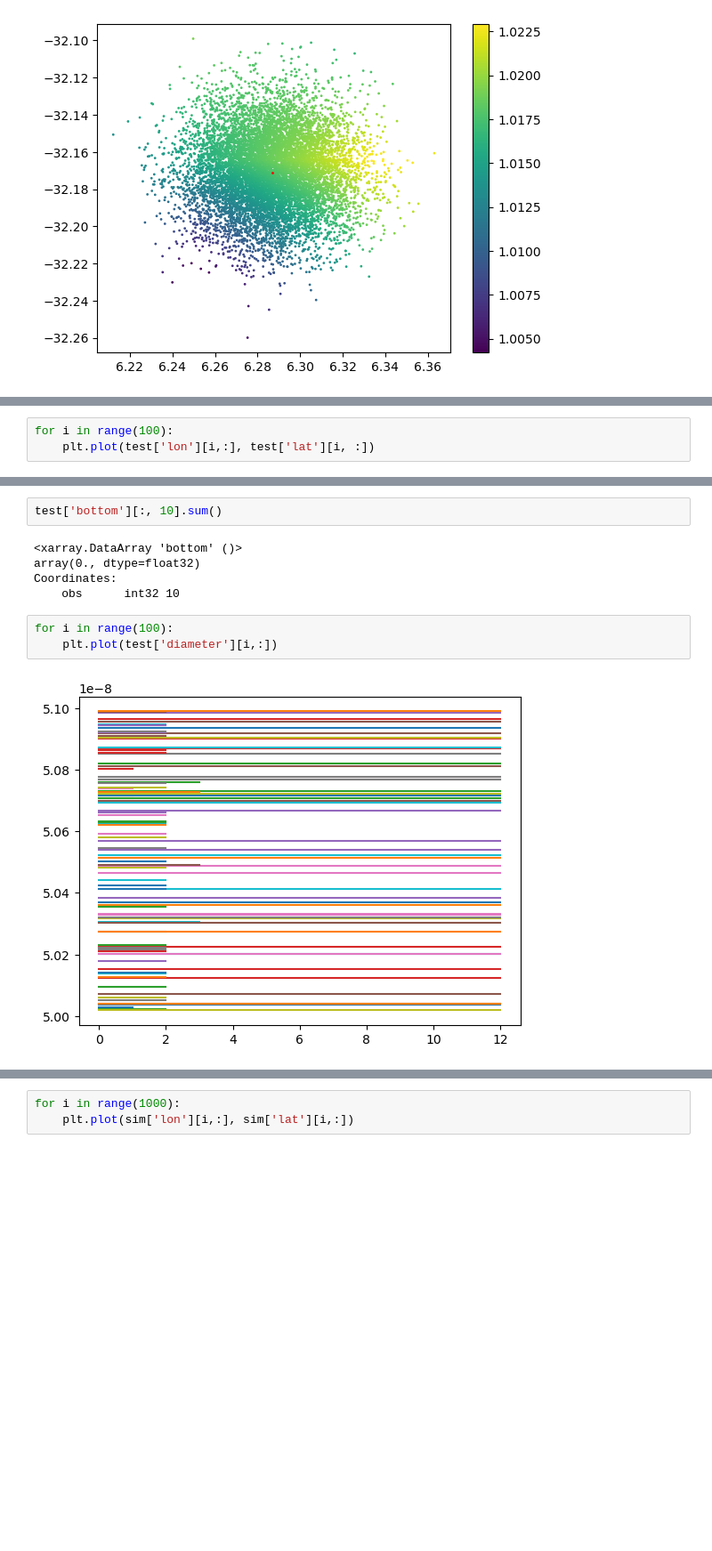
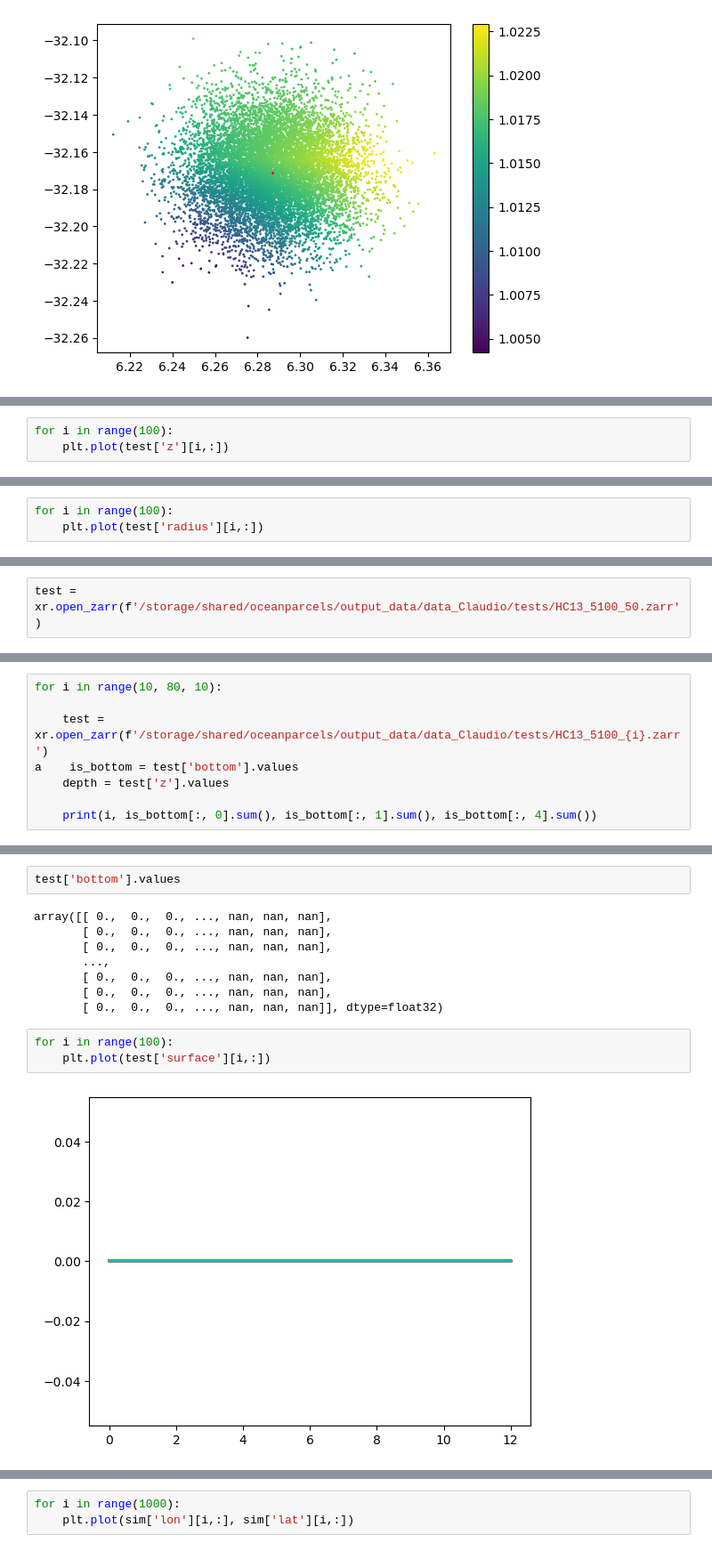
Before and after one commit to OceanParcels/Backtracking_Abyssal_Nanoplastics, a Jupyter notebook: notebooks/test_23334.ipynb, the cells around one changed output, grey strips where cells are left out. Shown at 89% size. Drawn from its saved outputs; the diff is of its cells as text; blank space fills up the shorter version.

```diff
--- a/notebooks/test_23334.ipynb
+++ b/notebooks/test_23334.ipynb
@@ -90,5 +118,5 @@ Data variables: (12/20)
     parcels_version:        v2.4.1-46-g28f231fa
 # %%
 for i in range(100):
-    plt.plot(test['lon'][i,:], test['lat'][i, :])
+    plt.plot(test['z'][i,:])
 # %% [output]
@@ -95,0 +124,3 @@ for i in range(100):
+# %%
+for i in range(100):
+    plt.plot(test['radius'][i,:])
@@ -95,0 +141,2 @@ for i in range(100):
+# %%
+test = xr.open_zarr(f'/storage/shared/oceanparcels/output_data/data_Claudio/tests/HC13_5100_50.zarr')
@@ -95,0 +149,8 @@ for i in range(100):
+# %%
+for i in range(10, 80, 10):
+
+    test = xr.open_zarr(f'/storage/shared/oceanparcels/output_data/data_Claudio/tests/HC13_5100_{i}.zarr')
+a    is_bottom = test['bottom'].values
+    depth = test['z'].values
+
+    print(i, is_bottom[:, 0].sum(), is_bottom[:, 1].sum(), is_bottom[:, 4].sum())
@@ -96,13 +165,16 @@ for i in range(100):
 # %%
-test['bottom'][:, 10].sum()
+test['bottom'].values
 # %% [output]
-<xarray.DataArray 'bottom' ()>
-array(0., dtype=float32)
-Coordinates:
-    obs      int32 10
+array([[ 0.,  0.,  0., ..., nan, nan, nan],
+       [ 0.,  0.,  0., ..., nan, nan, nan],
+       [ 0.,  0.,  0., ..., nan, nan, nan],
+       ...,
+       [ 0.,  0.,  0., ..., nan, nan, nan],
+       [ 0.,  0.,  0., ..., nan, nan, nan],
+       [ 0.,  0.,  0., ..., nan, nan, nan]], dtype=float32)
 # %%
 for i in range(100):
-    plt.plot(test['diameter'][i,:])
+    plt.plot(test['surface'][i,:])
 # %% [output]
-[figure, old version]
+[figure, new version]
 # %%
```
Also changed, not shown: parts of 15 cells of this notebook, 2 other files.
